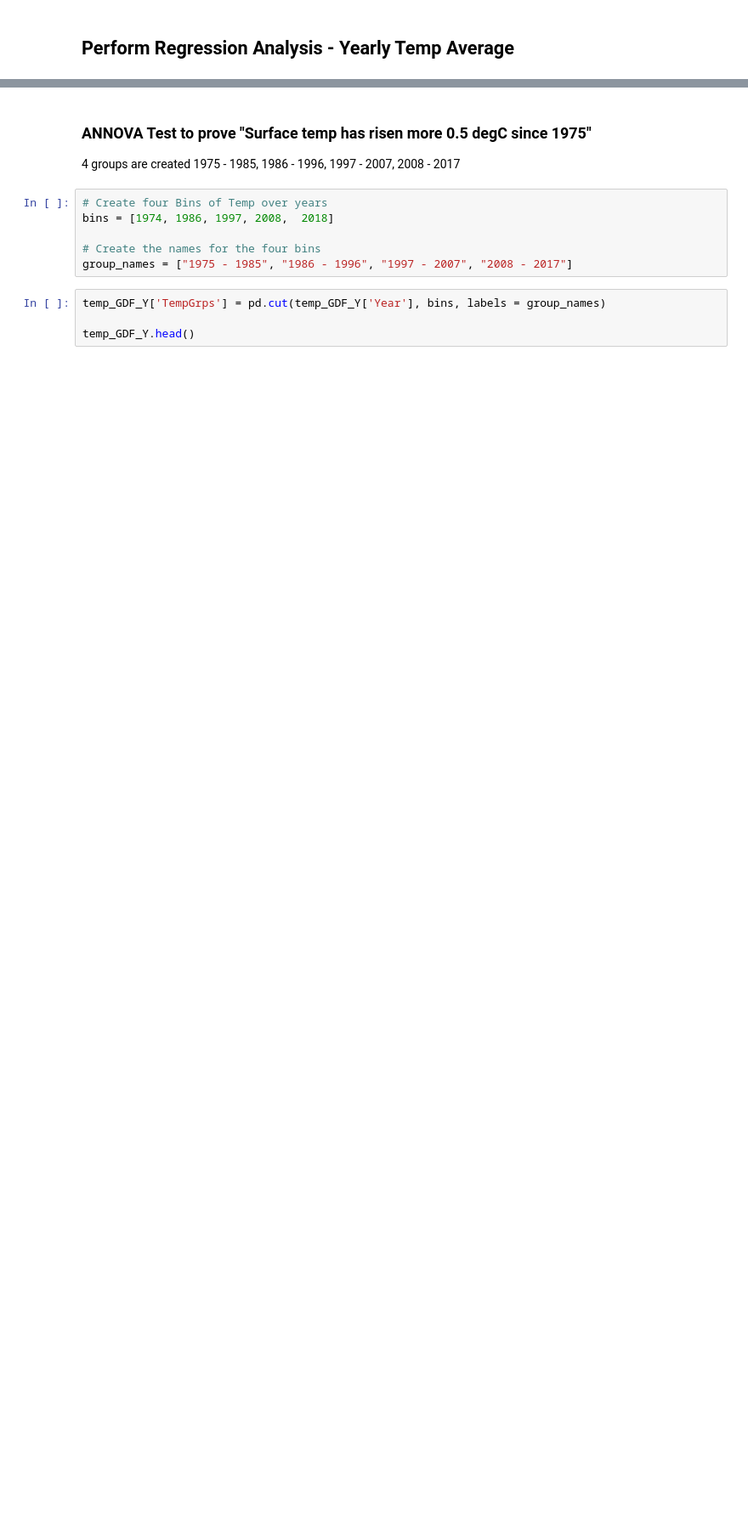
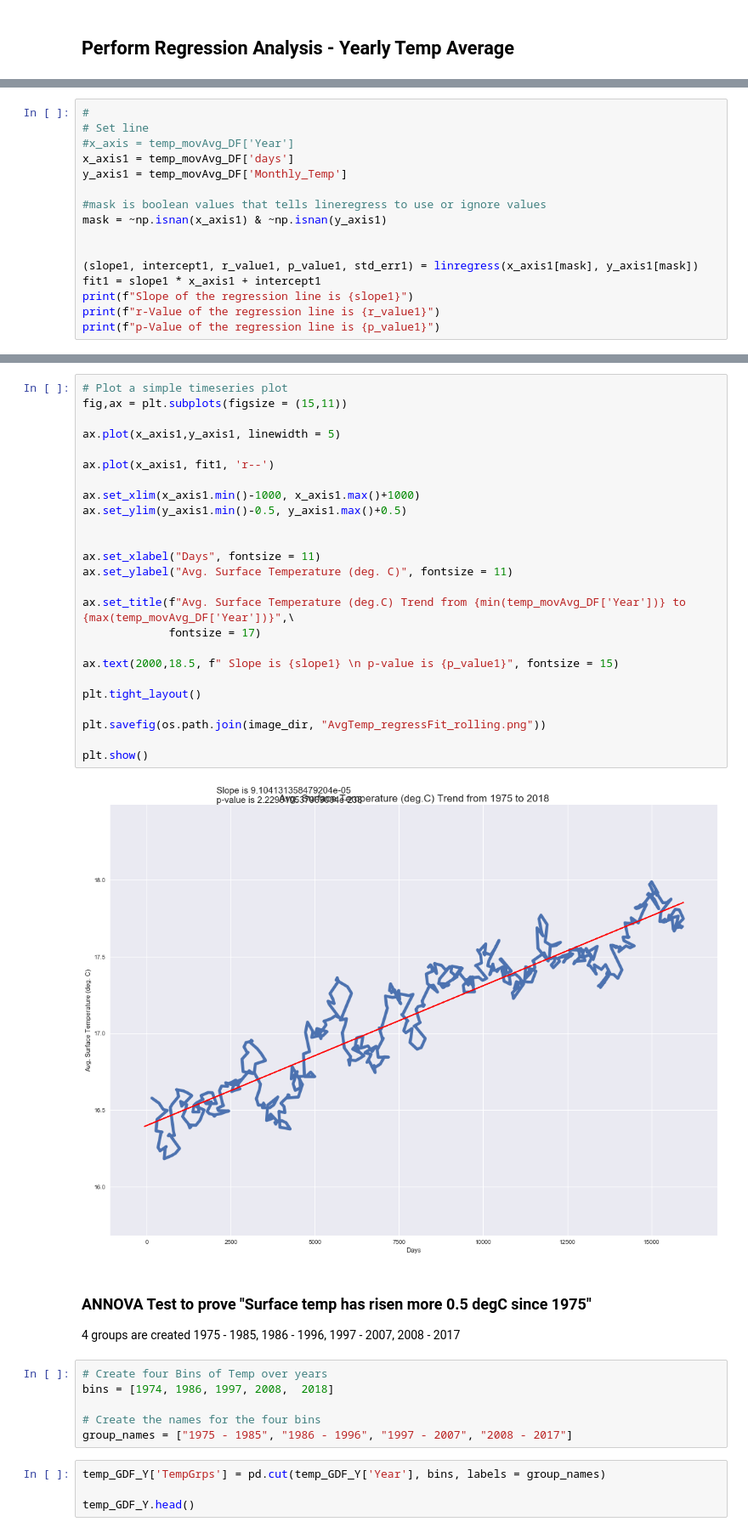
Before and after one commit to Madhuram-S/Thermal_Warming, a Jupyter notebook: Code/exploreTemperatureData.ipynb, the cells around one changed output, grey strips where cells are left out. Shown at 85% size. Drawn from its saved outputs; the diff is of its cells as text; blank space fills up the shorter version.

```diff
--- a/Code/exploreTemperatureData.ipynb
+++ b/Code/exploreTemperatureData.ipynb
@@ -198,0 +217,16 @@ plt.show()
+# %%
+#
+# Set line
+#x_axis = temp_movAvg_DF['Year']
+x_axis1 = temp_movAvg_DF['days']
+y_axis1 = temp_movAvg_DF['Monthly_Temp']
+
+#mask is boolean values that tells lineregress to use or ignore values
+mask = ~np.isnan(x_axis1) & ~np.isnan(y_axis1)
+
+
+(slope1, intercept1, r_value1, p_value1, std_err1) = linregress(x_axis1[mask], y_axis1[mask])
+fit1 = slope1 * x_axis1 + intercept1
+print(f"Slope of the regression line is {slope1}")
+print(f"r-Value of the regression line is {r_value1}")
+print(f"p-Value of the regression line is {p_value1}")
@@ -199,3 +237,30 @@ plt.show()
+# %%
+# Plot a simple timeseries plot
+fig,ax = plt.subplots(figsize = (15,11))
+
+ax.plot(x_axis1,y_axis1, linewidth = 5)
+
+ax.plot(x_axis1, fit1, 'r--')
+
+ax.set_xlim(x_axis1.min()-1000, x_axis1.max()+1000)
+ax.set_ylim(y_axis1.min()-0.5, y_axis1.max()+0.5)
+
+
+ax.set_xlabel("Days", fontsize = 11)
+ax.set_ylabel("Avg. Surface Temperature (deg. C)", fontsize = 11)
+
+ax.set_title(f"Avg. Surface Temperature (deg.C) Trend from {min(temp_movAvg_DF['Year'])} to {max(temp_movAvg_DF['Year'])}",\
+             fontsize = 17)
+
+ax.text(2000,18.5, f" Slope is {slope1} \n p-value is {p_value1}", fontsize = 15)
+
+plt.tight_layout()
+
+plt.savefig(os.path.join(image_dir, "AvgTemp_regressFit_rolling.png"))
+
+plt.show()
+# %% [output]
+[figure, added]
 # %% [markdown]
 ### ANNOVA  Test to prove "Surface temp has risen more 0.5 degC since 1975"
 
```
Also changed, not shown: parts of 16 cells of this notebook, 11 other files.
